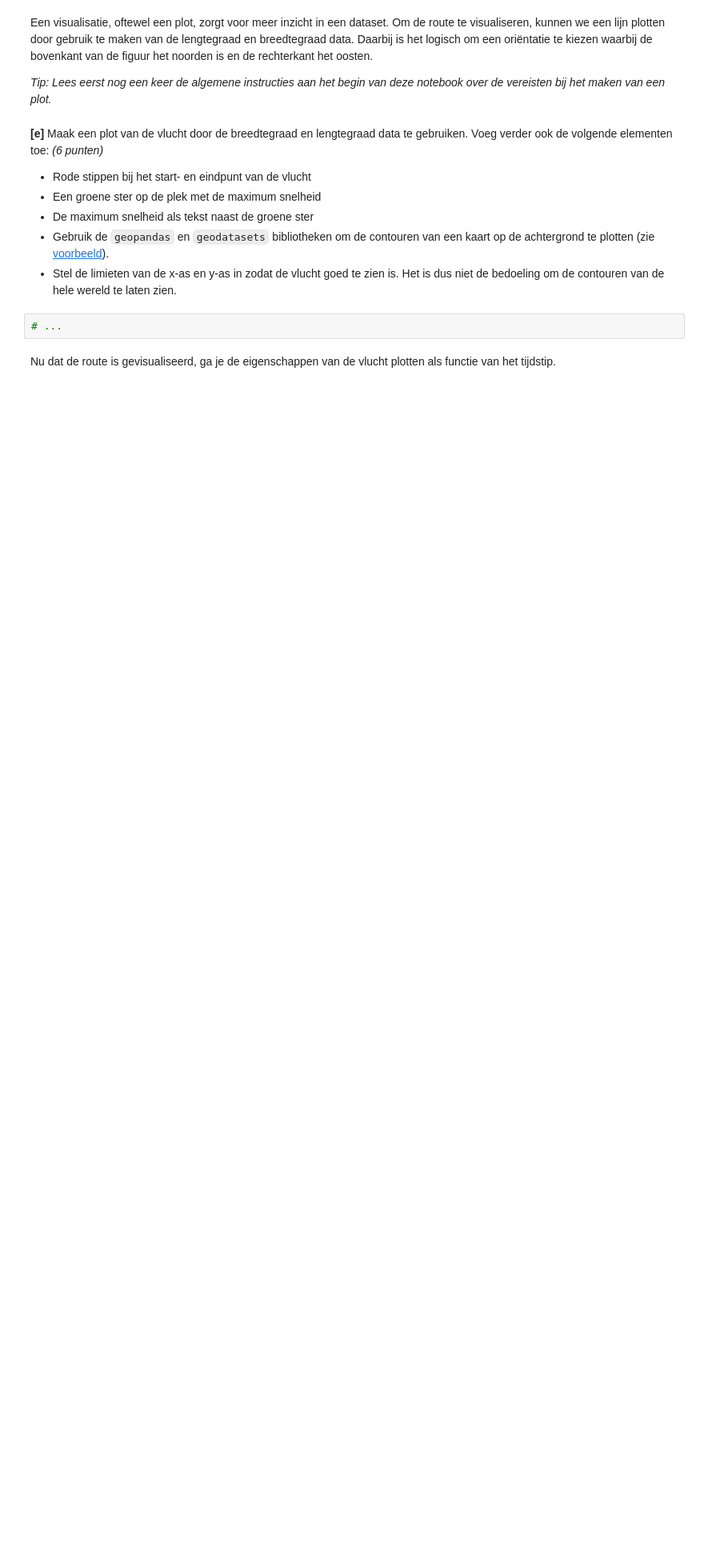
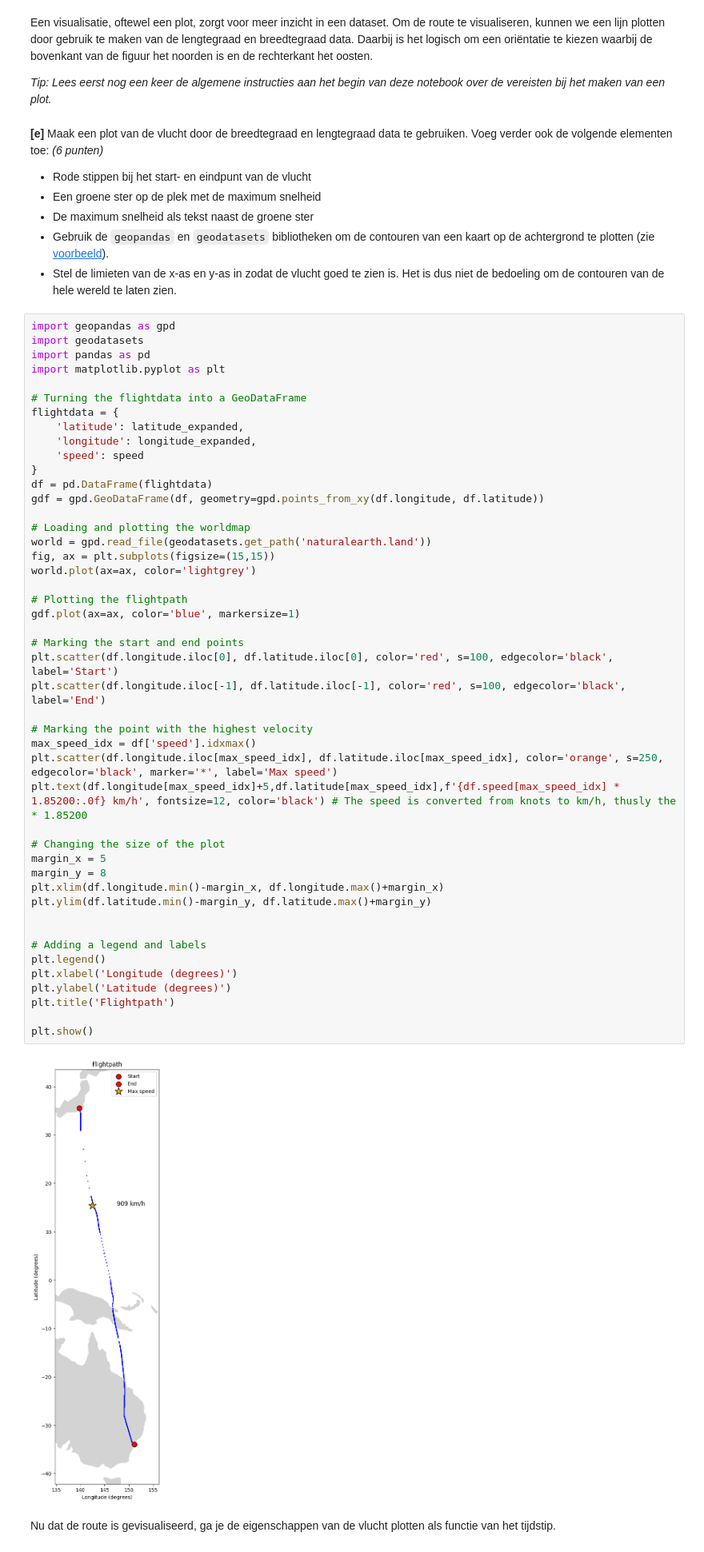
Before and after one commit to TheCaspeer/Huiswerk4PM, a Jupyter notebook: Huiswerk4.ipynb, the cells around one changed output. Shown at 80% size. Saved outputs shown, nothing was run; the diff lists cells and outputs as text; blank space fills up the shorter version.

```diff
--- a/Huiswerk4.ipynb
+++ b/Huiswerk4.ipynb
@@ -400,7 +423,53 @@ Een visualisatie, oftewel een plot, zorgt voor meer inzicht in een dataset. Om d
 - Gebruik de `geopandas` en `geodatasets` bibliotheken om de contouren van een kaart op de achtergrond te plotten (zie [voorbeeld](https://geopandas.org/en/stable/gallery/create_geopandas_from_pandas.html)).
 - Stel de limieten van de x-as en y-as in zodat de vlucht goed te zien is. Het is dus niet de bedoeling om de contouren van de hele wereld te laten zien.
 # %%
-# ...
+import geopandas as gpd
+import geodatasets
+import pandas as pd
+import matplotlib.pyplot as plt
+
+# Turning the flightdata into a GeoDataFrame
+flightdata = {
+    'latitude': latitude_expanded,
+    'longitude': longitude_expanded,
+    'speed': speed
+}
+df = pd.DataFrame(flightdata)
+gdf = gpd.GeoDataFrame(df, geometry=gpd.points_from_xy(df.longitude, df.latitude))
+
+# Loading and plotting the worldmap
+world = gpd.read_file(geodatasets.get_path('naturalearth.land'))
+fig, ax = plt.subplots(figsize=(15,15))
+world.plot(ax=ax, color='lightgrey')
+
+# Plotting the flightpath
+gdf.plot(ax=ax, color='blue', markersize=1)
+
+# Marking the start and end points
+plt.scatter(df.longitude.iloc[0], df.latitude.iloc[0], color='red', s=100, edgecolor='black', label='Start')
+plt.scatter(df.longitude.iloc[-1], df.latitude.iloc[-1], color='red', s=100, edgecolor='black', label='End')
+
+# Marking the point with the highest velocity
+max_speed_idx = df['speed'].idxmax()
+plt.scatter(df.longitude.iloc[max_speed_idx], df.latitude.iloc[max_speed_idx], color='orange', s=250, edgecolor='black', marker='*', label='Max speed')
+plt.text(df.longitude[max_speed_idx]+5,df.latitude[max_speed_idx],f'{df.speed[max_speed_idx] * 1.85200:.0f} km/h', fontsize=12, color='black') # The speed is converted from knots to km/h, thusly the * 1.85200
+
+# Changing the size of the plot
+margin_x = 5
+margin_y = 8
+plt.xlim(df.longitude.min()-margin_x, df.longitude.max()+margin_x)
+plt.ylim(df.latitude.min()-margin_y, df.latitude.max()+margin_y)
+
+
+# Adding a legend and labels
+plt.legend()
+plt.xlabel('Longitude (degrees)')
+plt.ylabel('Latitude (degrees)')
+plt.title('Flightpath')
+
+plt.show()
+# %% [output]
+[figure, added]
 # %% [markdown]
 Nu dat de route is gevisualiseerd, ga je de eigenschappen van de vlucht plotten als functie van het tijdstip.
 # %% [markdown]
```
Also changed, not shown: parts of 11 cells of this notebook.
